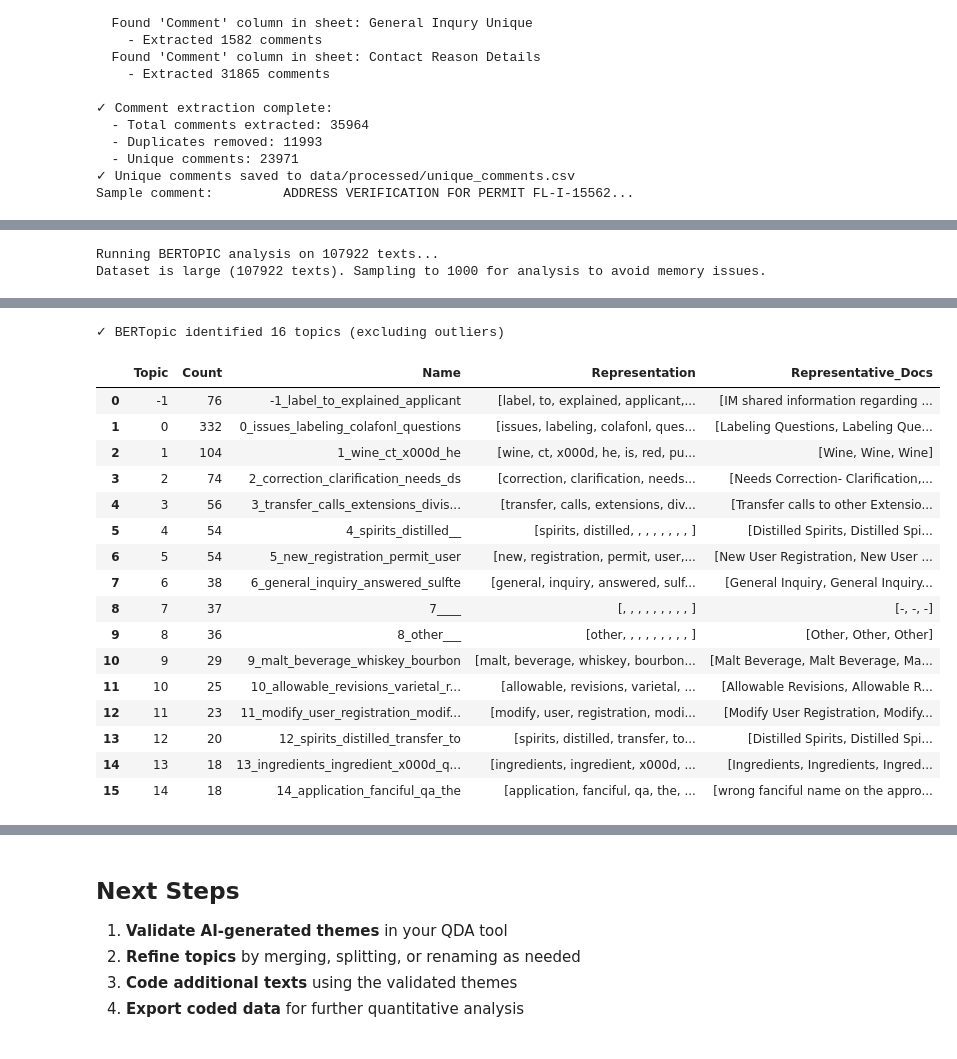
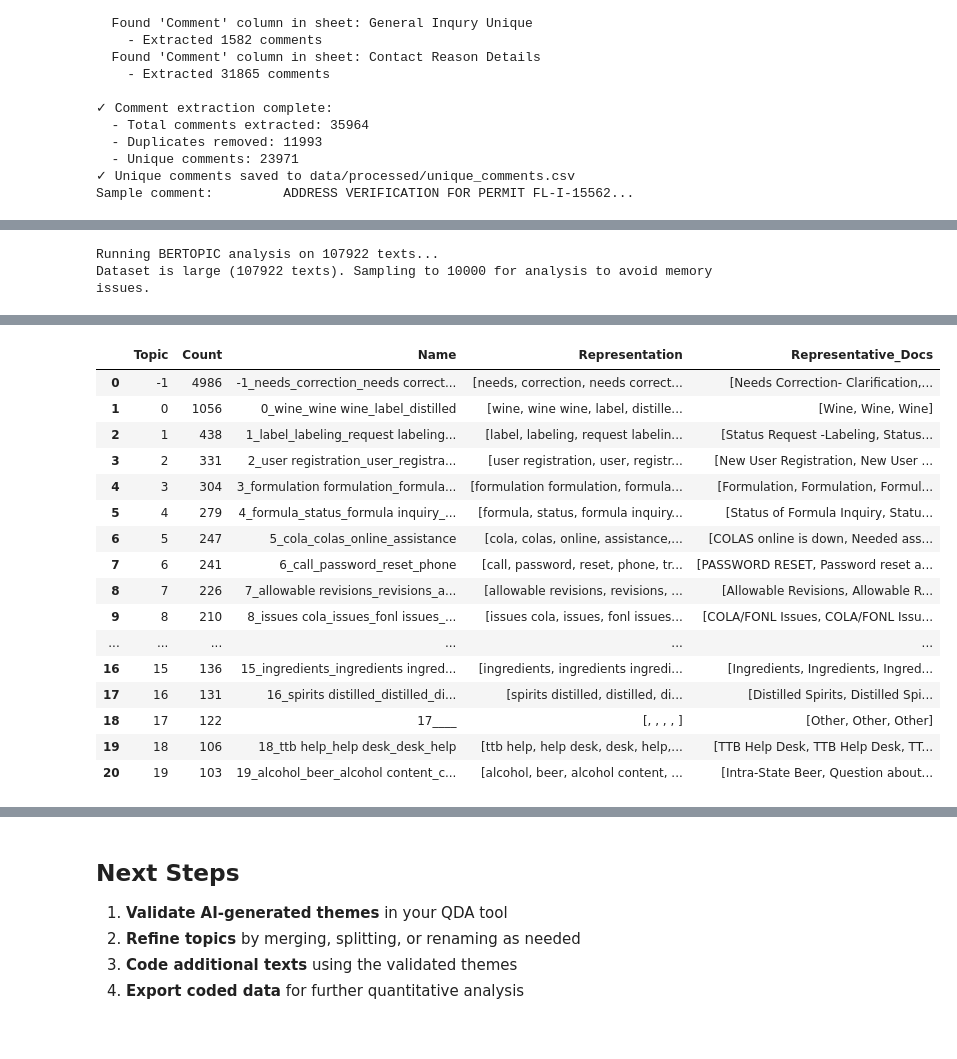
Before and after one commit to scottqueen-bixal/qda-bertopic, a Jupyter notebook: notebooks/qualitative_analysis.ipynb, the cells around one changed output, grey strips where cells are left out. Drawn from its saved outputs; the diff is of its cells as text; code cells hidden in the pictures.

```diff
--- a/notebooks/qualitative_analysis.ipynb
+++ b/notebooks/qualitative_analysis.ipynb
@@ -43,20 +66,21 @@ print("✓ Libraries imported successfully!")
 # Step 1: Load the Excel workbook
 # Replace 'your_workbook.xlsx' with the path to your Excel file
 # Find the first .xlsx file in the data/raw directory
-import time
 excel_files = glob.glob('../data/raw/*.xlsx')
 
 if excel_files:
     excel_file = excel_files[0]  # Use the first Excel file found
     print(f"Found Excel file: {excel_file}")
 
-    # Load all sheets into a dictionary of DataFrames
     try:
         print("Loading workbook (this may take a moment for large files)...")
         start_time = time.time()
-        sheets_dict = pd.read_excel(excel_file, sheet_name=None)
+
+        # Use openpyxl engine for better performance on large files
+        # Load all sheets into a dictionary of DataFrames
+        sheets_dict = pd.read_excel(excel_file, sheet_name=None, engine='openpyxl')
+
         load_time = time.time() - start_time
-
         print(f"✓ Successfully loaded workbook in {load_time:.1f} seconds")
         print(f"Loaded {len(sheets_dict)} sheets: {list(sheets_dict.keys())}")
 
@@ -70,6 +94,11 @@ if excel_files:
 
         print(f"\nCOMPLETE - Total rows across all sheets: {total_rows:,}")
 
+        # Optional: For very large files, load sheets on-demand later
+        # Instead of loading all at once, you could do:
+        # xl = pd.ExcelFile(excel_file, engine='openpyxl')
+        # Then load specific sheets in Step 2: df = xl.parse(sheet_name)
+
     except FileNotFoundError:
         print(f"✗ Error: File '{excel_file}' not found.")
         print("Please place your Excel file in the data/raw/ directory and update the path above.")
@@ -233,14 +262,15 @@ Sample comment:         ADDRESS VERIFICATION FOR PERMIT FL-I-15562...
 # %%
 # Step 3: Apply BERTopic for theme extraction
 model_choice = globals().get('model_choice', 'bertopic')
+sampling_max = 50000
 # Set default sample size for large datasets
-sample_size = globals().get('sample_size', 1000)
+sample_size = globals().get('sample_size', 10000)
 
 if all_texts:
     print(f"Running {model_choice.upper()} analysis on {len(all_texts)} texts...")
 
     # Handle large datasets by sampling
-    if len(all_texts) > 50000:
+    if len(all_texts) > sampling_max:
         print(f"Dataset is large ({len(all_texts)} texts). Sampling to {sample_size} for analysis to avoid memory issues.")
         sample_indices = np.random.choice(len(all_texts), sample_size, replace=False)
         analysis_texts = [all_texts[i] for i in sample_indices]
@@ -249,20 +279,21 @@ if all_texts:
         analysis_texts = all_texts
         analysis_sources = text_sources
 
-    # Import additional libraries for custom models
-    from umap import UMAP
-    from hdbscan import HDBSCAN
-
     # Initialize BERTopic model with optimized settings for large datasets
     topic_model = BERTopic(
         language="english",
-        # calculate_probabilities=False,  # Set to False to reduce memory usage
+        calculate_probabilities=True,  # Set to False to reduce memory usage
         verbose=True,
-        min_topic_size=10,  # Increased from 5 to reduce number of topics and memory
+        min_topic_size=20,  # Increased from 5 to reduce number of topics and memory
+        top_n_words=5,
         nr_topics="auto",   # Auto-determine number of topics
         low_memory=True,  # Enable low memory mode for large datasets
-        umap_model=UMAP(n_jobs=1),  # Disable multiprocessing in UMAP
-        hdbscan_model=HDBSCAN(core_dist_n_jobs=1)  # Disable multiprocessing in HDBSCAN
+        vectorizer_model=vectorizer_model,
+        umap_model=umap_model,
+        hdbscan_model=hdbscan_model,
+        # umap_model=UMAP(n_jobs=1),  # Disable multiprocessing in UMAP
+        # hdbscan_model=HDBSCAN(core_dist_n_jobs=1)  # Disable multiprocessing in HDBSCAN
+        embedding_model=embedding_model,
     )
 
     # Fit the model
@@ -284,2 +315,2 @@ else:
 Running BERTOPIC analysis on 107922 texts...
-Dataset is large (107922 texts). Sampling to 1000 for analysis to avoid memory issues.
+Dataset is large (107922 texts). Sampling to 10000 for analysis to avoid memory issues.
@@ -304,21 +329,20 @@ Notes:
-✓ BERTopic identified 16 topics (excluding outliers)
 |  | Topic | Count | Name | Representation | Representative_Docs |
-| 0 | -1 | 76 | -1_label_to_explained_applicant | [label, to, explained, applicant,... | [IM shared information regarding ... |
-| 1 | 0 | 332 | 0_issues_labeling_colafonl_questions | [issues, labeling, colafonl, ques... | [Labeling Questions, Labeling Que... |
-| 2 | 1 | 104 | 1_wine_ct_x000d_he | [wine, ct, x000d, he, is, red, pu... | [Wine, Wine, Wine] |
-| 3 | 2 | 74 | 2_correction_clarification_needs_ds | [correction, clarification, needs... | [Needs Correction- Clarification,... |
-| 4 | 3 | 56 | 3_transfer_calls_extensions_divis... | [transfer, calls, extensions, div... | [Transfer calls to other Extensio... |
-| 5 | 4 | 54 | 4_spirits_distilled__ | [spirits, distilled, , , , , , , , ] | [Distilled Spirits, Distilled Spi... |
-| 6 | 5 | 54 | 5_new_registration_permit_user | [new, registration, permit, user,... | [New User Registration, New User ... |
-| 7 | 6 | 38 | 6_general_inquiry_answered_sulfte | [general, inquiry, answered, sulf... | [General Inquiry, General Inquiry... |
-| 8 | 7 | 37 | 7____ | [, , , , , , , , , ] | [-, -, -] |
-| 9 | 8 | 36 | 8_other___ | [other, , , , , , , , , ] | [Other, Other, Other] |
-| 10 | 9 | 29 | 9_malt_beverage_whiskey_bourbon | [malt, beverage, whiskey, bourbon... | [Malt Beverage, Malt Beverage, Ma... |
-| 11 | 10 | 25 | 10_allowable_revisions_varietal_r... | [allowable, revisions, varietal, ... | [Allowable Revisions, Allowable R... |
-| 12 | 11 | 23 | 11_modify_user_registration_modif... | [modify, user, registration, modi... | [Modify User Registration, Modify... |
-| 13 | 12 | 20 | 12_spirits_distilled_transfer_to | [spirits, distilled, transfer, to... | [Distilled Spirits, Distilled Spi... |
-| 14 | 13 | 18 | 13_ingredients_ingredient_x000d_q... | [ingredients, ingredient, x000d, ... | [Ingredients, Ingredients, Ingred... |
-| 15 | 14 | 18 | 14_application_fanciful_qa_the | [application, fanciful, qa, the, ... | [wrong fanciful name on the appro... |
+| 0 | -1 | 4986 | -1_needs_correction_needs correct... | [needs, correction, needs correct... | [Needs Correction- Clarification,... |
+| 1 | 0 | 1056 | 0_wine_wine wine_label_distilled | [wine, wine wine, label, distille... | [Wine, Wine, Wine] |
+| 2 | 1 | 438 | 1_label_labeling_request labeling... | [label, labeling, request labelin... | [Status Request -Labeling, Status... |
+| 3 | 2 | 331 | 2_user registration_user_registra... | [user registration, user, registr... | [New User Registration, New User ... |
+| 4 | 3 | 304 | 3_formulation formulation_formula... | [formulation formulation, formula... | [Formulation, Formulation, Formul... |
+| 5 | 4 | 279 | 4_formula_status_formula inquiry_... | [formula, status, formula inquiry... | [Status of Formula Inquiry, Statu... |
+| 6 | 5 | 247 | 5_cola_colas_online_assistance | [cola, colas, online, assistance,... | [COLAS online is down, Needed ass... |
+| 7 | 6 | 241 | 6_call_password_reset_phone | [call, password, reset, phone, tr... | [PASSWORD RESET, Password reset a... |
+| 8 | 7 | 226 | 7_allowable revisions_revisions_a... | [allowable revisions, revisions, ... | [Allowable Revisions, Allowable R... |
+| 9 | 8 | 210 | 8_issues cola_issues_fonl issues_... | [issues cola, issues, fonl issues... | [COLA/FONL Issues, COLA/FONL Issu... |
+| ... | ... | ... | ... | ... | ... |
+| 16 | 15 | 136 | 15_ingredients_ingredients ingred... | [ingredients, ingredients ingredi... | [Ingredients, Ingredients, Ingred... |
+| 17 | 16 | 131 | 16_spirits distilled_distilled_di... | [spirits distilled, distilled, di... | [Distilled Spirits, Distilled Spi... |
+| 18 | 17 | 122 | 17____ | [, , , , ] | [Other, Other, Other] |
+| 19 | 18 | 106 | 18_ttb help_help desk_desk_help | [ttb help, help desk, desk, help,... | [TTB Help Desk, TTB Help Desk, TT... |
+| 20 | 19 | 103 | 19_alcohol_beer_alcohol content_c... | [alcohol, beer, alcohol content, ... | [Intra-State Beer, Question about... |
 # %%
 # Step 4: Visualize topics
 # Safely get variables that may not exist in the current kernel/session
```
Also changed, not shown: parts of 5 cells of this notebook.
